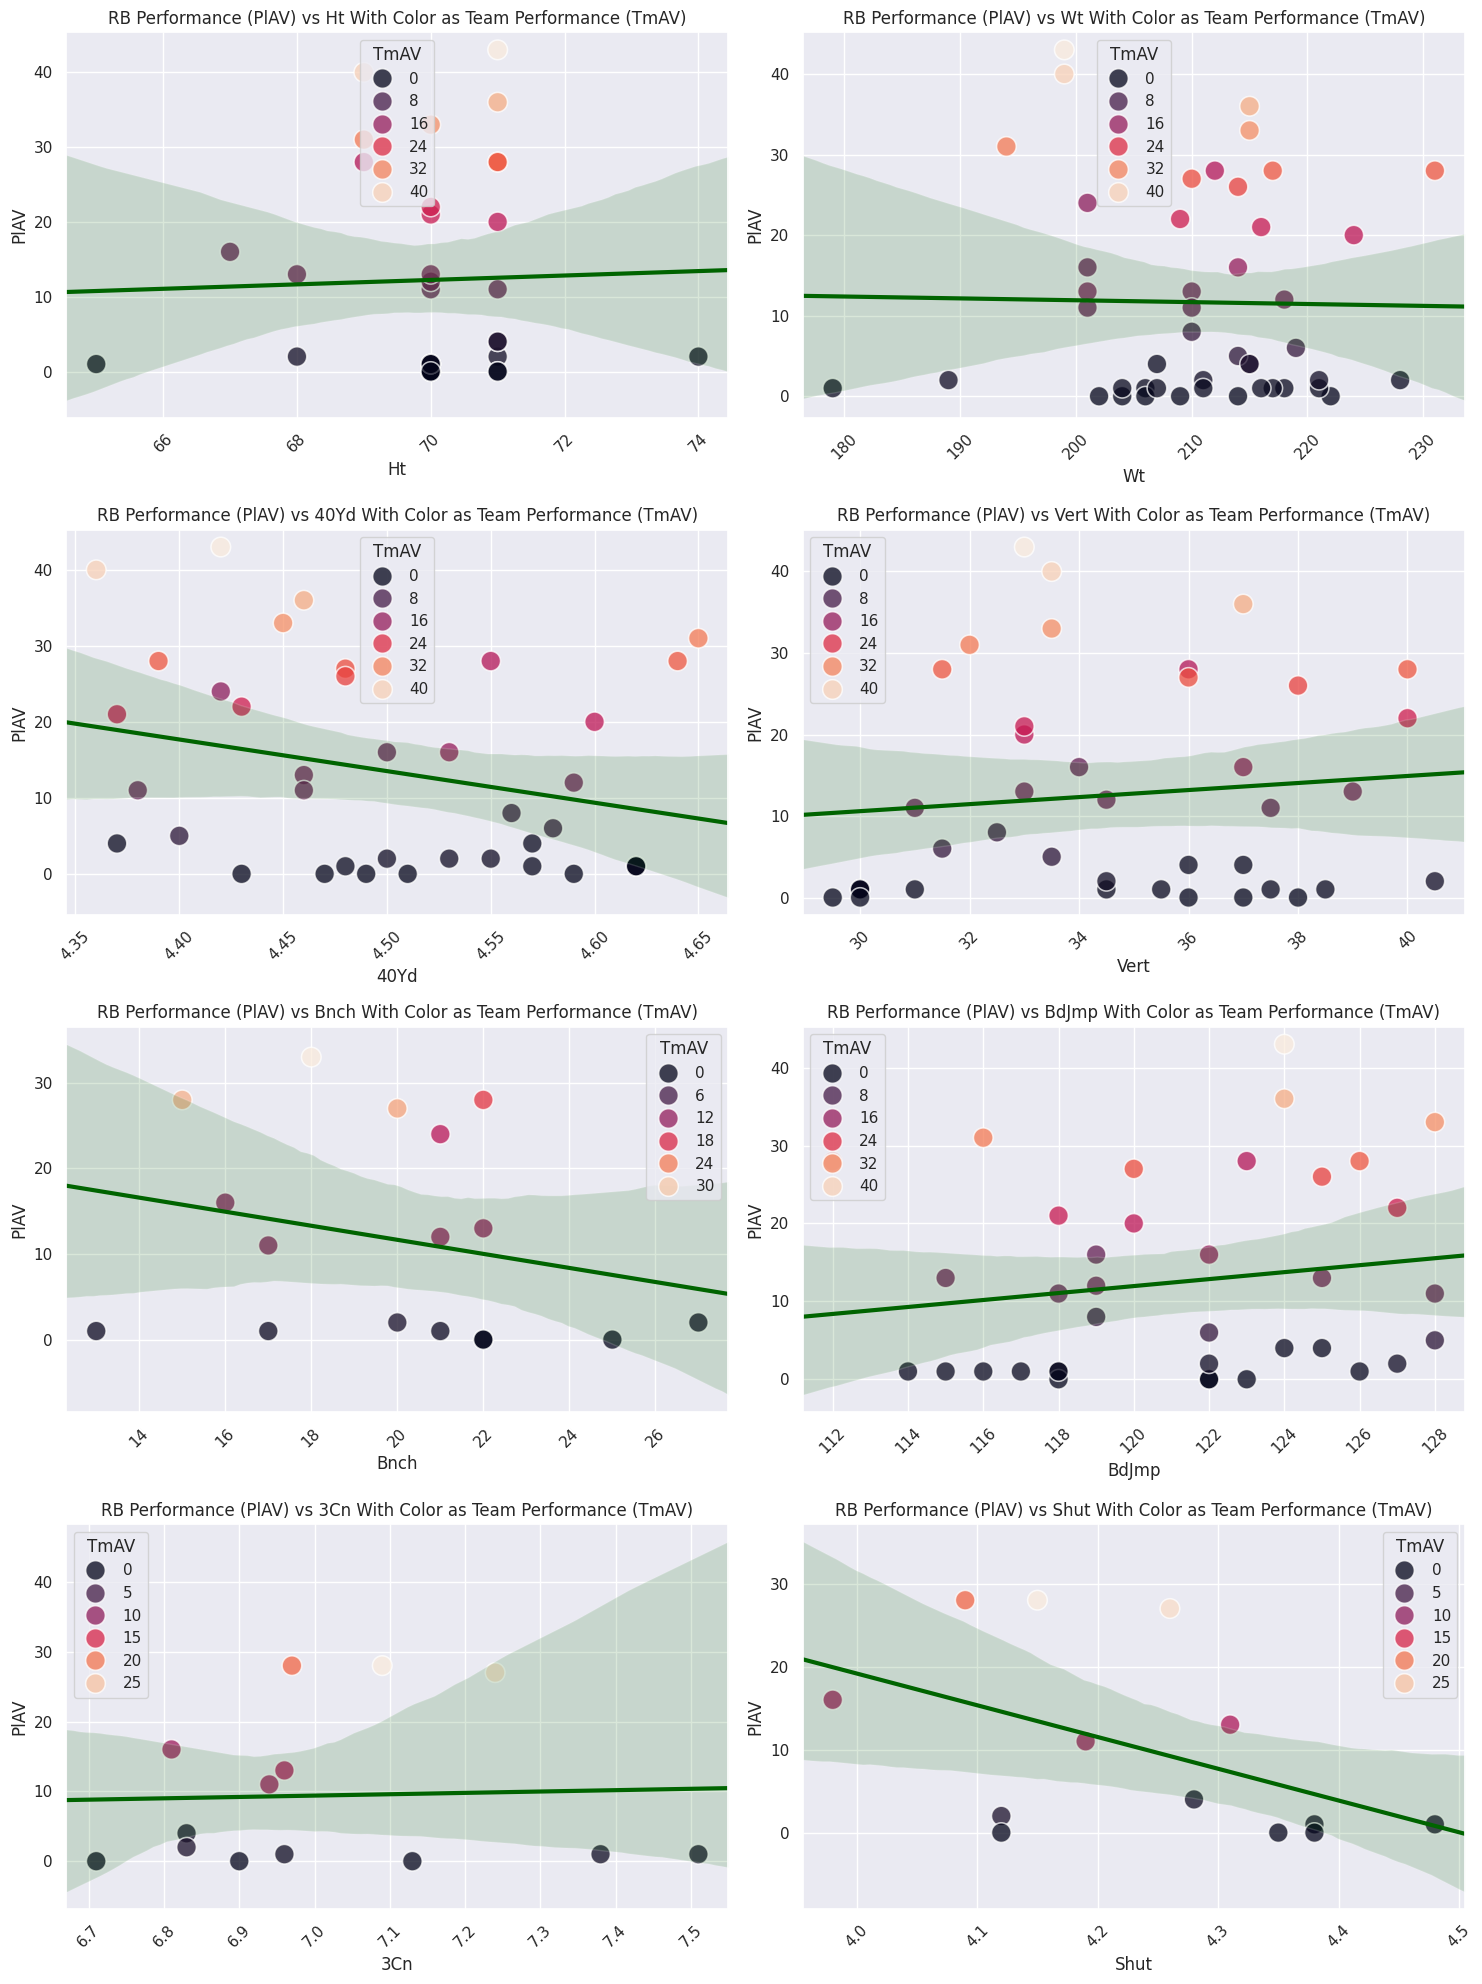
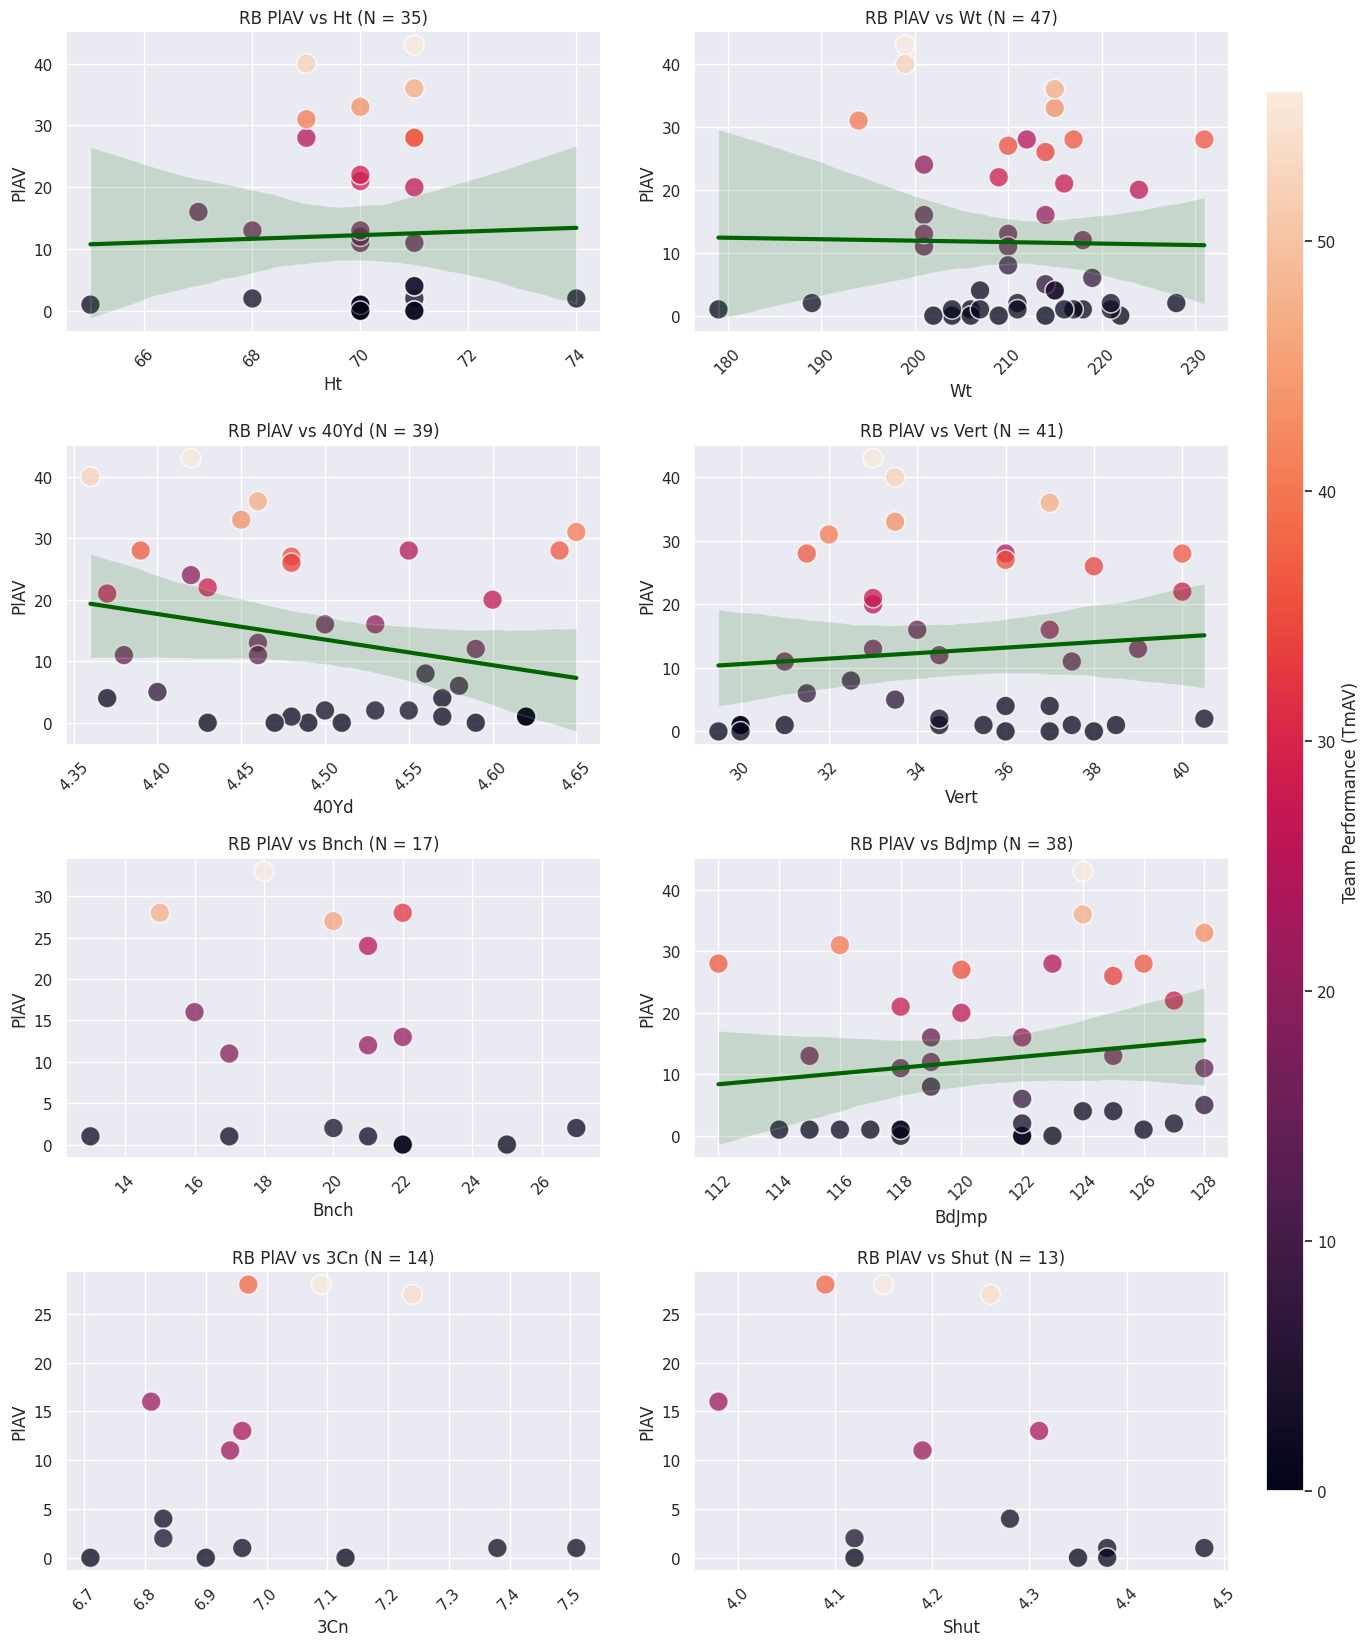
The change to this notebook cell's code, shown as a diff; its figure went from the first image to the second:
--- before
+++ after
@@ -14,18 +14,32 @@
     ax = flat[i]
     data = rbAll.dropna(subset = [col, "PlAV"])
+    sampleSize = len(data)
     
-    if not data.empty:
+    if sampleSize > 0:
         # Scatterplot
-        sns.scatterplot(data = data, x = col, y = "PlAV", hue = "TmAV", ax = ax, s = 200, alpha = 0.75, palette = myCmap)
+        sns.scatterplot(data = data, x = col, y = "PlAV", hue = "TmAV", ax = ax, s = 200, alpha = 0.75, palette = myCmap, legend = False)
 
-        # Prediction line
-        sns.regplot(data = data, x = col, y = "PlAV", ax = ax, scatter = False, color = "darkgreen", truncate = False, line_kws = {"linewidth": 3})
+        # If sample size is too small can't create a valid prediction line
+        if sampleSize >= 20:
+            # Prediction line
+            sns.regplot(data = data, x = col, y = "PlAV", ax = ax, scatter = False, color = "darkgreen", truncate = True, line_kws = {"linewidth": 3})
         
-        ax.set_title(f'RB Performance (PlAV) vs {col} With Color as Team Performance (TmAV)') # Titling the graphs based on the col of comparison
+        ax.set_title(f'RB PlAV vs {col} (N = {sampleSize})') # Titling the graphs based on the col of comparison
         ax.tick_params(axis = "x" , rotation = 45) # Providing easier visibility by rotating the x axis values
     else:
-        ax.text(0.5, 0.5, f'No data for {col}', ha = "center", va = "center", fontsize=12)
+        ax.text(0.5, 0.5, f'No data for {col}', ha = "center", va = "center", fontsize = 12)
         ax.set_title(f'{col} (Empty)')
 
-plt.tight_layout()
+
+
+# Making everything visually appealing
+norm = plt.Normalize(defenseAll['TmAV'].min(), defenseAll['TmAV'].max())
+sm = plt.cm.ScalarMappable(cmap = myCmap, norm = norm)
+sm.set_array([])
+
+cbarAx = fig.add_axes([0.925, 0.15, 0.025, 0.7]) # [left, bottom, width, height]
+fig.colorbar(sm, cax = cbarAx, label = "Team Performance (TmAV)")
+
+plt.subplots_adjust(right = 0.9, hspace = 0.375, wspace = 0.175) # Padding
+
 plt.show()

Commit: Touched up comparison graphs of QB, WR, RB, & defense